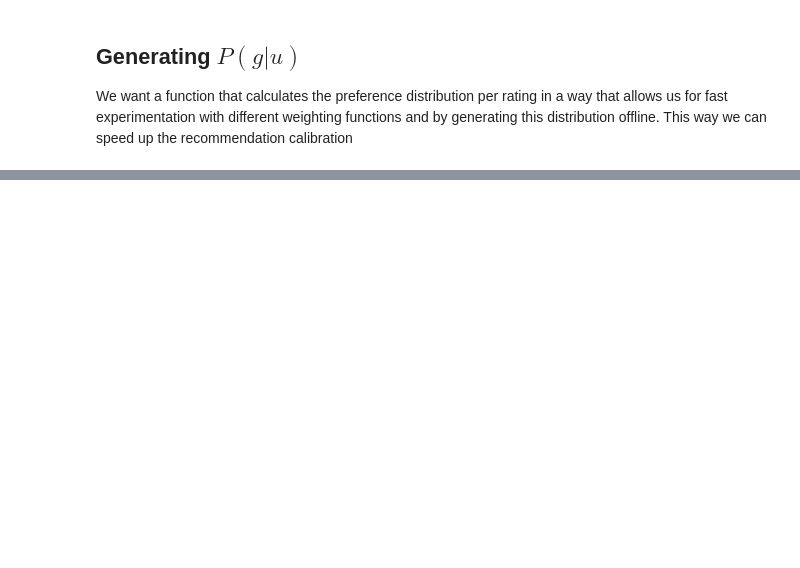
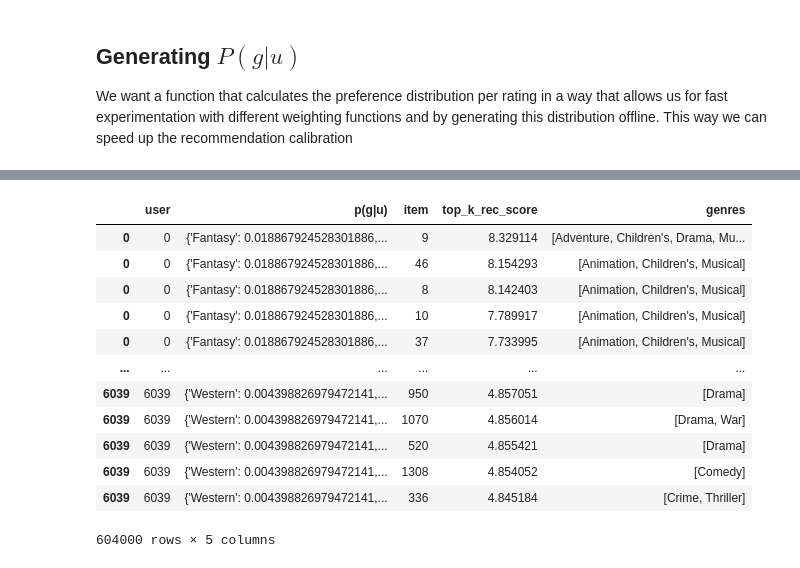
Before and after one commit to caiotda/calibrated-recommendations, a Jupyter notebook: static_calibration.ipynb, the cells around one changed output, grey strips where cells are left out. Cells and saved outputs as stored; diff of their text form; code cells hidden in the pictures; blank space fills up the shorter version.

```diff
--- a/static_calibration.ipynb
+++ b/static_calibration.ipynb
@@ -120,0 +237,2 @@ create_prob_distribution_df(df)
+# %%
+user_history_genre_distribution_df = create_prob_distribution_df(df)
@@ -120,0 +260,13 @@ create_prob_distribution_df(df)
+# %%
+item2genreMap = dict(zip(df[ITEM_COL], df[GENREL_COL]))
+# %%
+def get_top_k_recommendations_for_user(row):
+    return model.predict(
+        user=tensor(data=row["user"], device=dev),
+        candidates=candidates,
+        k=100
+    )
+# %%
+user_history_genre_distribution_df[["top_k_rec_id", "top_k_rec_score"]] = user_history_genre_distribution_df.apply(
+    lambda row: pd.Series(get_top_k_recommendations_for_user(row)), axis=1
+)
@@ -120,0 +289,18 @@ create_prob_distribution_df(df)
+# %%
+user_history_genre_distribution_df_exploded = user_history_genre_distribution_df.explode(["top_k_rec_id", "top_k_rec_score"]).rename(columns={"top_k_rec_id": ITEM_COL})
+user_history_genre_distribution_df_exploded[GENREL_COL] = user_history_genre_distribution_df_exploded[ITEM_COL].astype(int).map(item2genreMap)
+user_history_genre_distribution_df_exploded
+# %% [output]
+|  | user | p(g|u) | item | top_k_rec_score | genres |
+| 0 | 0 | {'Fantasy': 0.018867924528301886,... | 9 | 8.329114 | [Adventure, Children's, Drama, Mu... |
+| 0 | 0 | {'Fantasy': 0.018867924528301886,... | 46 | 8.154293 | [Animation, Children's, Musical] |
+| 0 | 0 | {'Fantasy': 0.018867924528301886,... | 8 | 8.142403 | [Animation, Children's, Musical] |
+| 0 | 0 | {'Fantasy': 0.018867924528301886,... | 10 | 7.789917 | [Animation, Children's, Musical] |
+| 0 | 0 | {'Fantasy': 0.018867924528301886,... | 37 | 7.733995 | [Animation, Children's, Musical] |
+| ... | ... | ... | ... | ... | ... |
+| 6039 | 6039 | {'Western': 0.004398826979472141,... | 950 | 4.857051 | [Drama] |
+| 6039 | 6039 | {'Western': 0.004398826979472141,... | 1070 | 4.856014 | [Drama, War] |
+| 6039 | 6039 | {'Western': 0.004398826979472141,... | 520 | 4.855421 | [Drama] |
+| 6039 | 6039 | {'Western': 0.004398826979472141,... | 1308 | 4.854052 | [Comedy] |
+| 6039 | 6039 | {'Western': 0.004398826979472141,... | 336 | 4.845184 | [Crime, Thriller] |
+604000 rows × 5 columns
```
Also changed, not shown: parts of 35 cells of this notebook.
